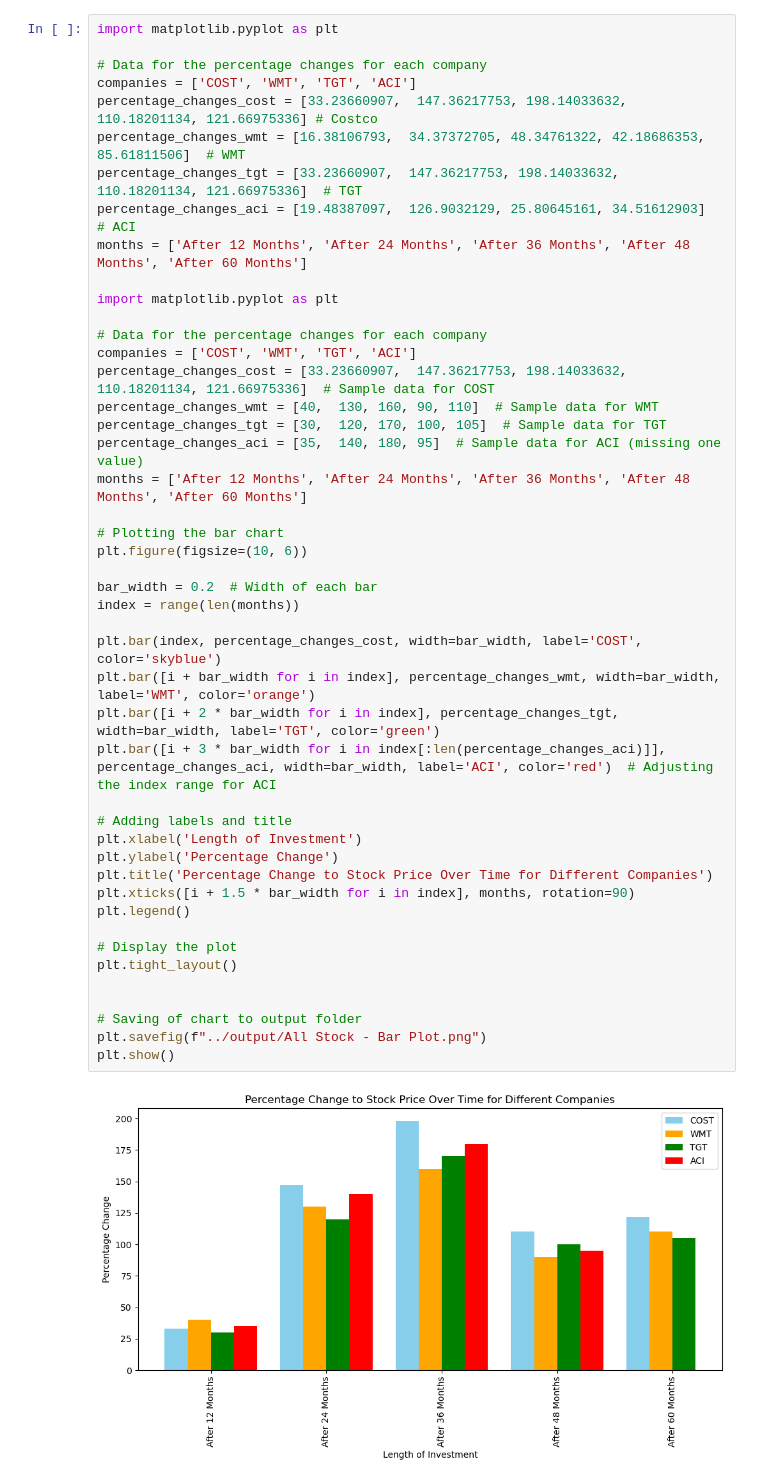
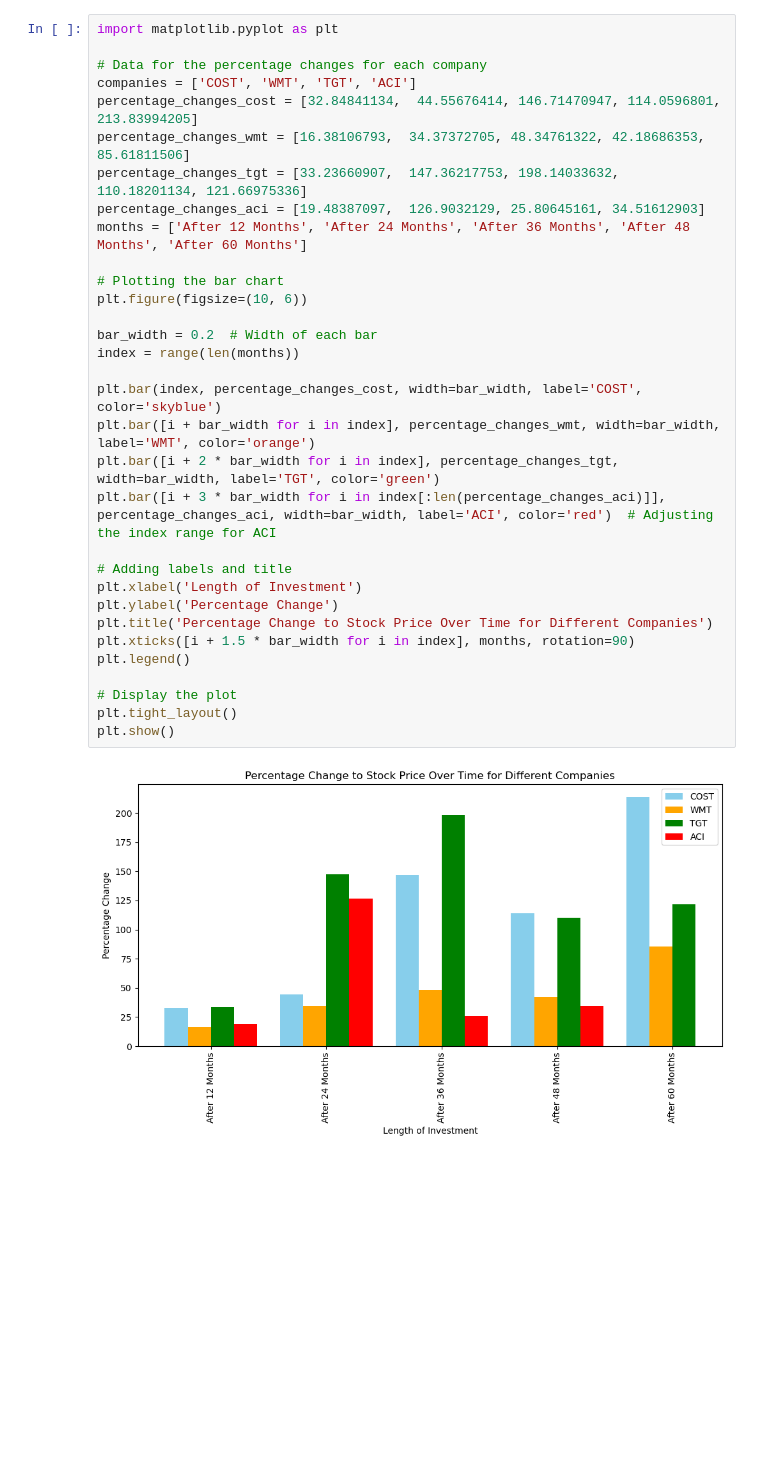
Before and after one commit to drchid1/Team-Project-Group-3---Finance-, a Jupyter notebook: code/Percentage change in stock price over time.ipynb, the cells around one changed output. Drawn from its saved outputs; the diff is of its cells as text; blank space fills up the shorter version.

```diff
--- a/code/Percentage change in stock price over time.ipynb
+++ b/code/Percentage change in stock price over time.ipynb
@@ -1,48 +1,34 @@
 # %%
 import matplotlib.pyplot as plt
 
 # Data for the percentage changes for each company
 companies = ['COST', 'WMT', 'TGT', 'ACI']
-percentage_changes_cost = [33.23660907,  147.36217753, 198.14033632, 110.18201134, 121.66975336] # Costco
-percentage_changes_wmt = [16.38106793,  34.37372705, 48.34761322, 42.18686353, 85.61811506]  # WMT
-percentage_changes_tgt = [33.23660907,  147.36217753, 198.14033632, 110.18201134, 121.66975336]  # TGT
-percentage_changes_aci = [19.48387097,  126.9032129, 25.80645161, 34.51612903]  # ACI
-months = ['After 12 Months', 'After 24 Months', 'After 36 Months', 'After 48 Months', 'After 60 Months']
-
-import matplotlib.pyplot as plt
-
-# Data for the percentage changes for each company
-companies = ['COST', 'WMT', 'TGT', 'ACI']
-percentage_changes_cost = [33.23660907,  147.36217753, 198.14033632, 110.18201134, 121.66975336]  # Sample data for COST
-percentage_changes_wmt = [40,  130, 160, 90, 110]  # Sample data for WMT
-percentage_changes_tgt = [30,  120, 170, 100, 105]  # Sample data for TGT
-percentage_changes_aci = [35,  140, 180, 95]  # Sample data for ACI (missing one value)
+percentage_changes_cost = [32.84841134,  44.55676414, 146.71470947, 114.0596801, 213.83994205]
+percentage_changes_wmt = [16.38106793,  34.37372705, 48.34761322, 42.18686353, 85.61811506]
+percentage_changes_tgt = [33.23660907,  147.36217753, 198.14033632, 110.18201134, 121.66975336]
+percentage_changes_aci = [19.48387097,  126.9032129, 25.80645161, 34.51612903]
 months = ['After 12 Months', 'After 24 Months', 'After 36 Months', 'After 48 Months', 'After 60 Months']
 
 # Plotting the bar chart
 plt.figure(figsize=(10, 6))
 
 bar_width = 0.2  # Width of each bar
 index = range(len(months))
 
 plt.bar(index, percentage_changes_cost, width=bar_width, label='COST', color='skyblue')
 plt.bar([i + bar_width for i in index], percentage_changes_wmt, width=bar_width, label='WMT', color='orange')
 plt.bar([i + 2 * bar_width for i in index], percentage_changes_tgt, width=bar_width, label='TGT', color='green')
 plt.bar([i + 3 * bar_width for i in index[:len(percentage_changes_aci)]], percentage_changes_aci, width=bar_width, label='ACI', color='red')  # Adjusting the index range for ACI
 
 # Adding labels and title
 plt.xlabel('Length of Investment')
 plt.ylabel('Percentage Change')
 plt.title('Percentage Change to Stock Price Over Time for Different Companies')
 plt.xticks([i + 1.5 * bar_width for i in index], months, rotation=90)
 plt.legend()
 
 # Display the plot
 plt.tight_layout()
-
-
-# Saving of chart to output folder
-plt.savefig(f"../output/All Stock - Bar Plot.png")
 plt.show()
 # %% [output]
-[figure, old version]
+[figure, new version]
```
